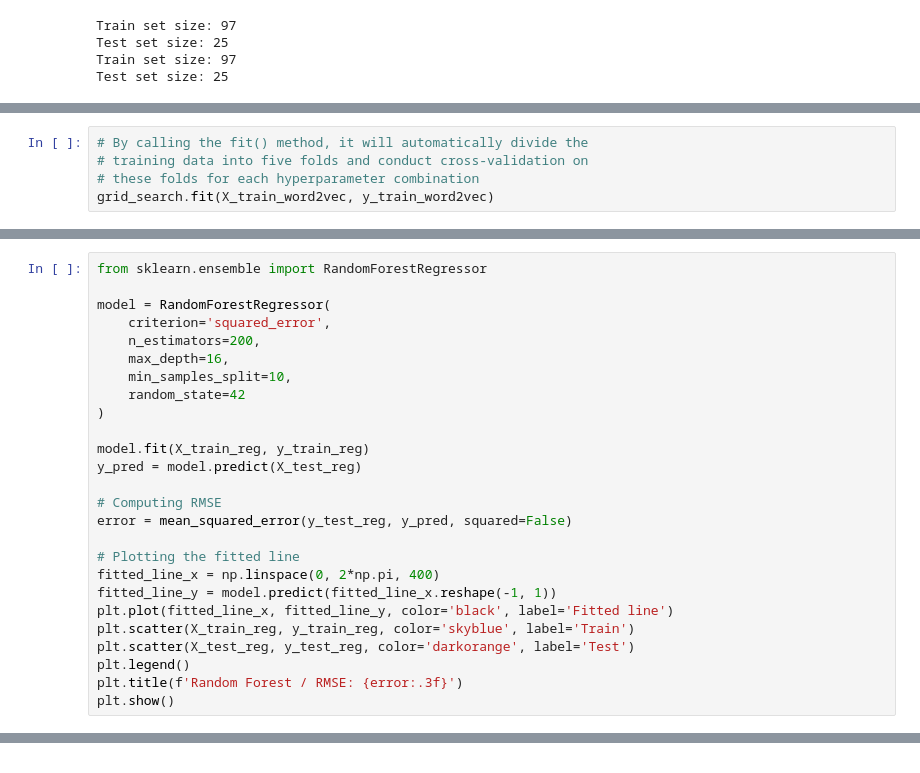
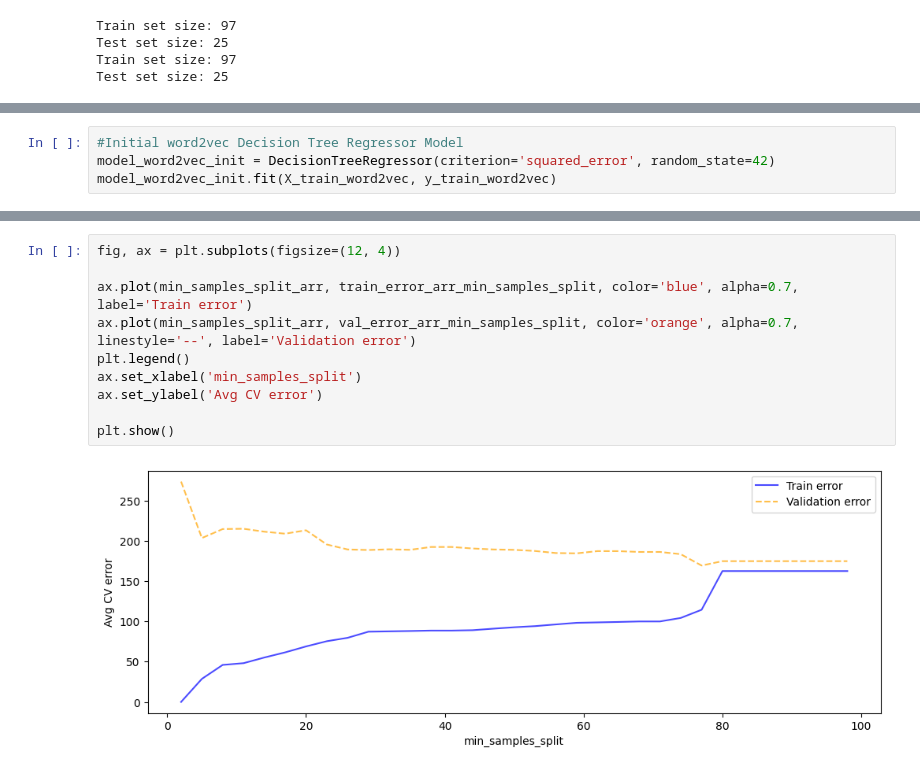
Before and after one commit to AtaErnam/CS412_Project, a Jupyter notebook: hw_score_predict.ipynb, the cells around one changed output, grey strips where cells are left out. Saved outputs shown, nothing was run; the diff lists cells and outputs as text.

```diff
--- a/hw_score_predict.ipynb
+++ b/hw_score_predict.ipynb
@@ -951,5 +532,0 @@ grid_search = GridSearchCV(
-# %%
-# By calling the fit() method, it will automatically divide the
-# training data into five folds and conduct cross-validation on
-# these folds for each hyperparameter combination
-grid_search.fit(X_train_word2vec, y_train_word2vec)
@@ -1291,26 +532,0 @@ all_predictions.value_counts()
-# %%
-from sklearn.ensemble import RandomForestRegressor
-
-model = RandomForestRegressor(
-    criterion='squared_error',
-    n_estimators=200,
-    max_depth=16,
-    min_samples_split=10,
-    random_state=42
-)
-
-model.fit(X_train_reg, y_train_reg)
-y_pred = model.predict(X_test_reg)
-
-# Computing RMSE
-error = mean_squared_error(y_test_reg, y_pred, squared=False)
-
-# Plotting the fitted line
-fitted_line_x = np.linspace(0, 2*np.pi, 400)
-fitted_line_y = model.predict(fitted_line_x.reshape(-1, 1))
-plt.plot(fitted_line_x, fitted_line_y, color='black', label='Fitted line')
-plt.scatter(X_train_reg, y_train_reg, color='skyblue', label='Train')
-plt.scatter(X_test_reg, y_test_reg, color='darkorange', label='Test')
-plt.legend()
-plt.title(f'Random Forest / RMSE: {error:.3f}')
-plt.show()
@@ -1363,0 +539,4 @@ R2 TEST: -0.0069076350718151325
+# %%
+#Initial word2vec Decision Tree Regressor Model
+model_word2vec_init = DecisionTreeRegressor(criterion='squared_error', random_state=42)
+model_word2vec_init.fit(X_train_word2vec, y_train_word2vec)
@@ -1363,0 +614,12 @@ R2 TEST: -0.0069076350718151325
+# %%
+fig, ax = plt.subplots(figsize=(12, 4))
+
+ax.plot(min_samples_split_arr, train_error_arr_min_samples_split, color='blue', alpha=0.7, label='Train error')
+ax.plot(min_samples_split_arr, val_error_arr_min_samples_split, color='orange', alpha=0.7, linestyle='--', label='Validation error')
+plt.legend()
+ax.set_xlabel('min_samples_split')
+ax.set_ylabel('Avg CV error')
+
+plt.show()
+# %% [output]
+[figure, added]
```
Also changed, not shown: parts of 75 cells of this notebook.
